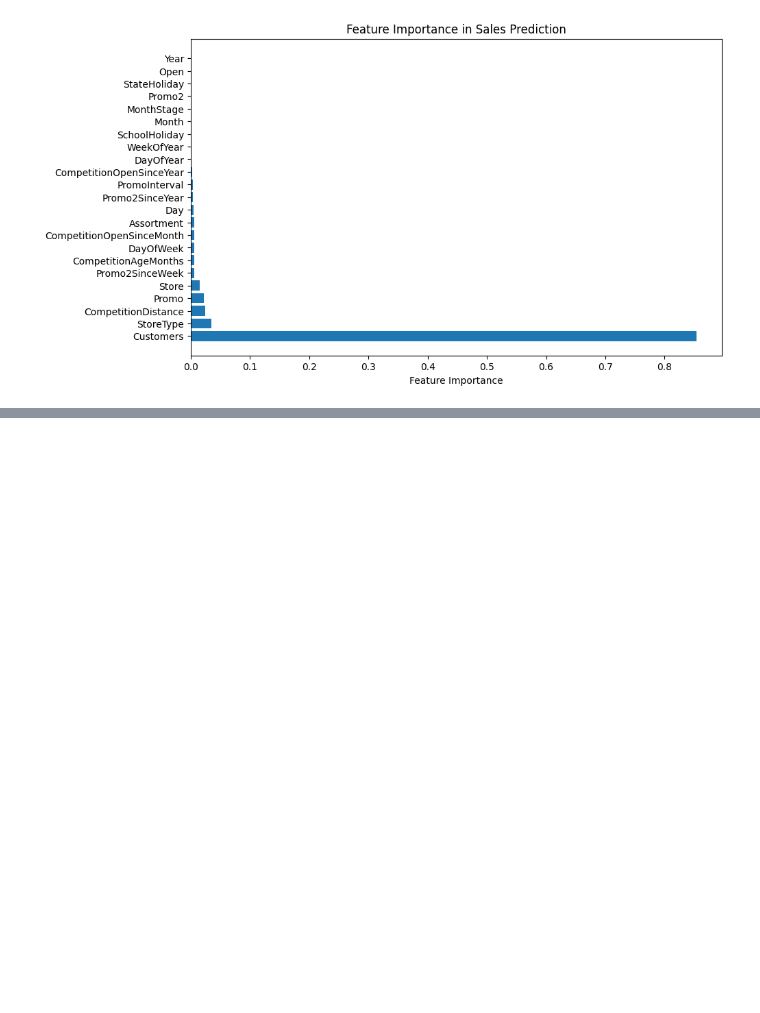
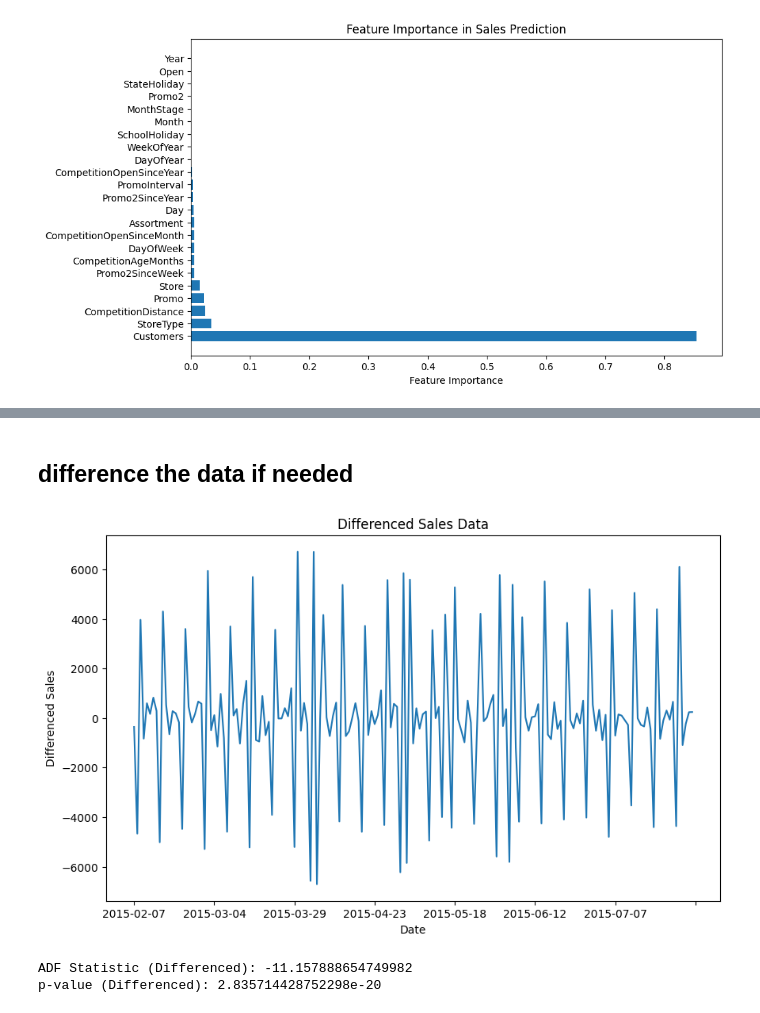
Before and after one commit to habrev/Rossmann-Pharmaceuticals, a Jupyter notebook: notebooks/prediction.ipynb, the cells around one changed output, grey strips where cells are left out. Saved outputs shown, nothing was run; the diff lists cells and outputs as text; code cells hidden in the pictures; blank space fills up the shorter version.

```diff
--- a/notebooks/prediction.ipynb
+++ b/notebooks/prediction.ipynb
@@ -357,0 +410,20 @@ R-squared (R2 Score): -0.0000
+# %% [markdown]
+## difference the data if needed
+# %%
+# Difference the data to make it stationary
+store_data_diff = store_data.diff().dropna()
+
+# Plot the differenced data
+store_data_diff.plot(figsize=(10, 6))
+plt.title('Differenced Sales Data')
+plt.ylabel('Differenced Sales')
+plt.show()
+
+# Re-run the ADF test on the differenced data
+result_diff = adfuller(store_data_diff)
+print(f"ADF Statistic (Differenced): {result_diff[0]}")
+print(f"p-value (Differenced): {result_diff[1]}")
+# %% [output]
+[figure, added]
+ADF Statistic (Differenced): -11.157888654749982
+p-value (Differenced): 2.835714428752298e-20
```
Also changed, not shown: parts of 17 cells of this notebook.
